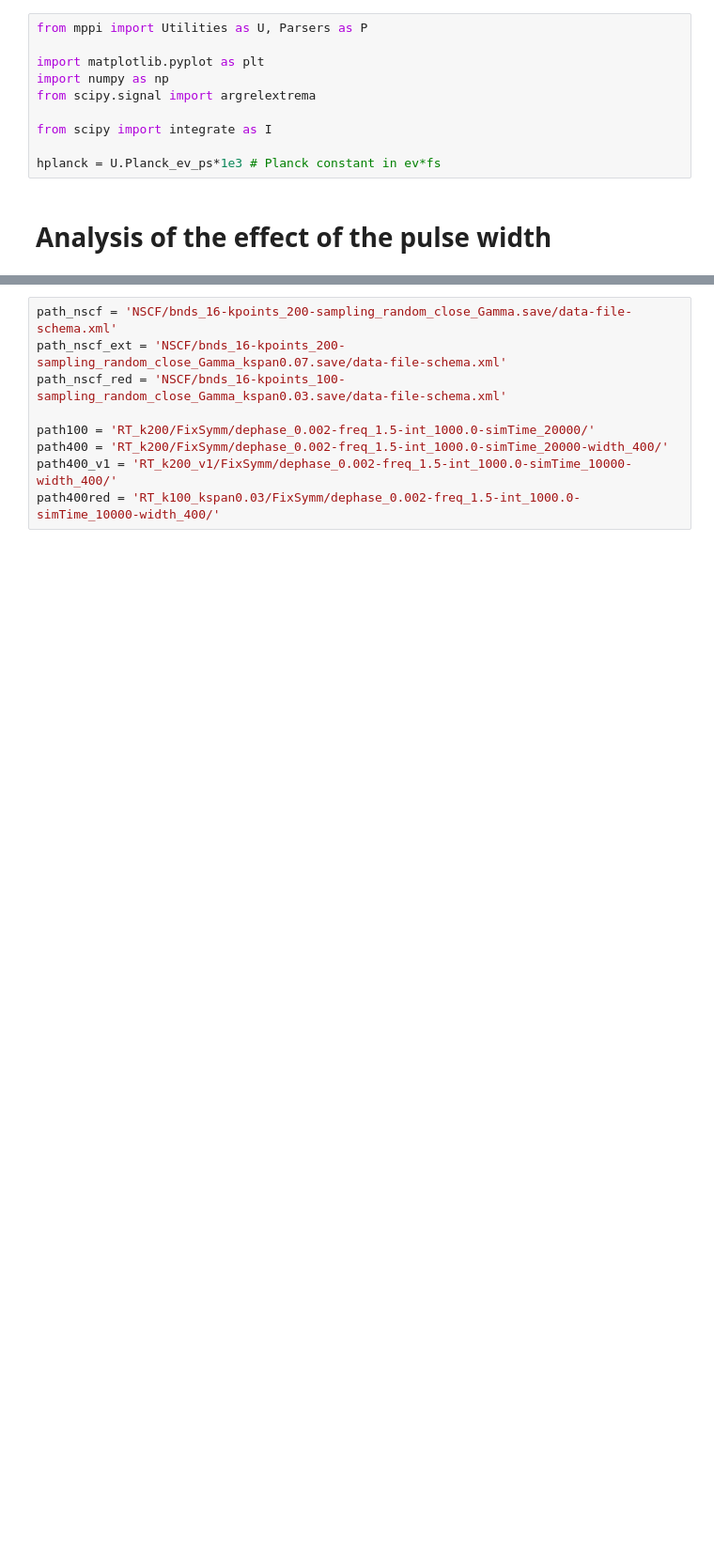
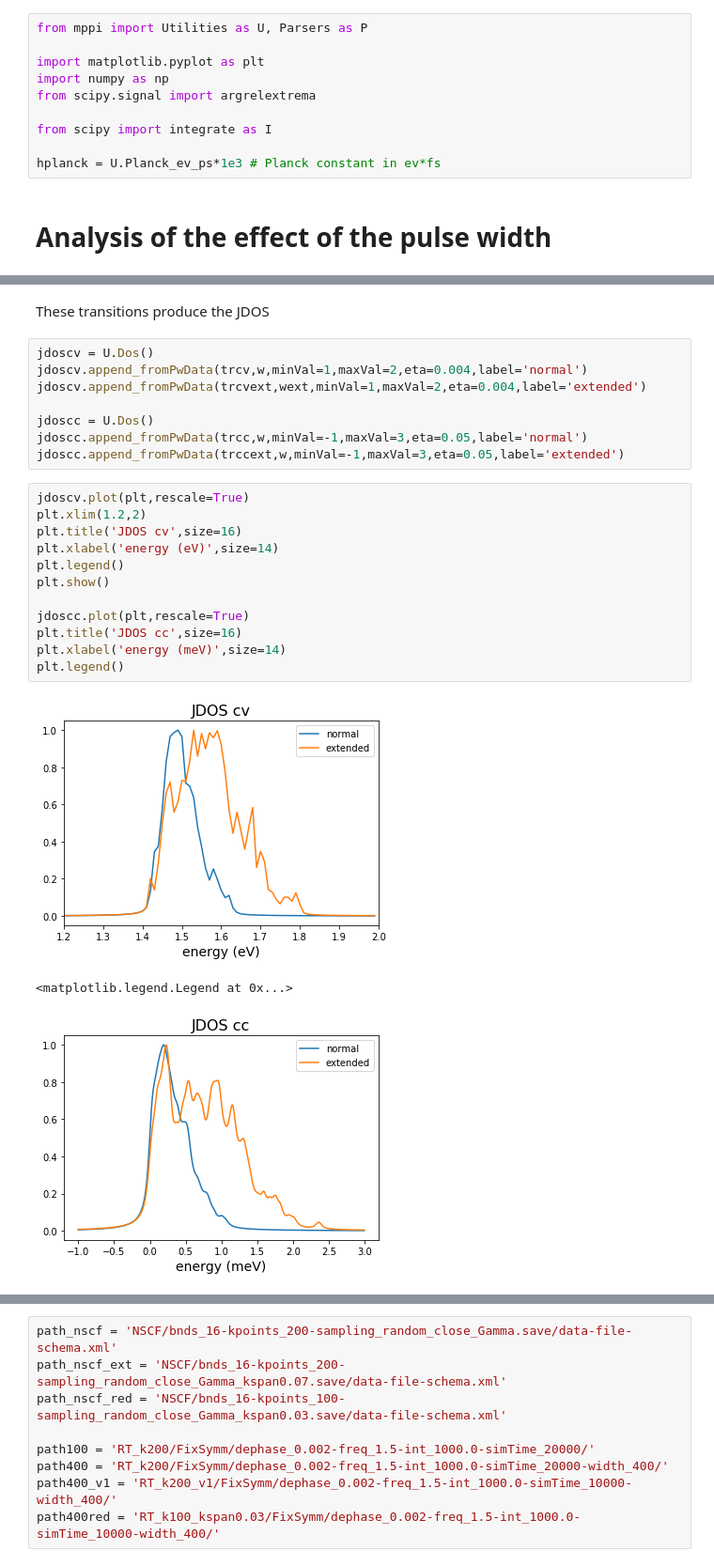
Before and after one commit to marcodalessandro76/Generation-and-decay-of-the-degree-of-spin-polarization-in-GaAs, a Jupyter notebook: ANALYSIS_Pulse_width.ipynb, the cells around one changed output, grey strips where cells are left out. Shown at 94% size. Cells and saved outputs as stored; diff of their text form; blank space fills up the shorter version.

```diff
--- a/ANALYSIS_Pulse_width.ipynb
+++ b/ANALYSIS_Pulse_width.ipynb
@@ -15,0 +154,26 @@ The grid of k points is the same in the two computations.
+# %% [markdown]
+These transitions produce the JDOS
+# %%
+jdoscv = U.Dos()
+jdoscv.append_fromPwData(trcv,w,minVal=1,maxVal=2,eta=0.004,label='normal')
+jdoscv.append_fromPwData(trcvext,wext,minVal=1,maxVal=2,eta=0.004,label='extended')
+
+jdoscc = U.Dos()
+jdoscc.append_fromPwData(trcc,w,minVal=-1,maxVal=3,eta=0.05,label='normal')
+jdoscc.append_fromPwData(trccext,w,minVal=-1,maxVal=3,eta=0.05,label='extended')
+# %%
+jdoscv.plot(plt,rescale=True)
+plt.xlim(1.2,2)
+plt.title('JDOS cv',size=16)
+plt.xlabel('energy (eV)',size=14)
+plt.legend()
+plt.show()
+
+jdoscc.plot(plt,rescale=True)
+plt.title('JDOS cc',size=16)
+plt.xlabel('energy (meV)',size=14)
+plt.legend()
+# %% [output]
+[figure, added]
+<matplotlib.legend.Legend at 0x...>
+[figure, added]
```
Also changed, not shown: parts of 52 cells of this notebook, 1 other file.
